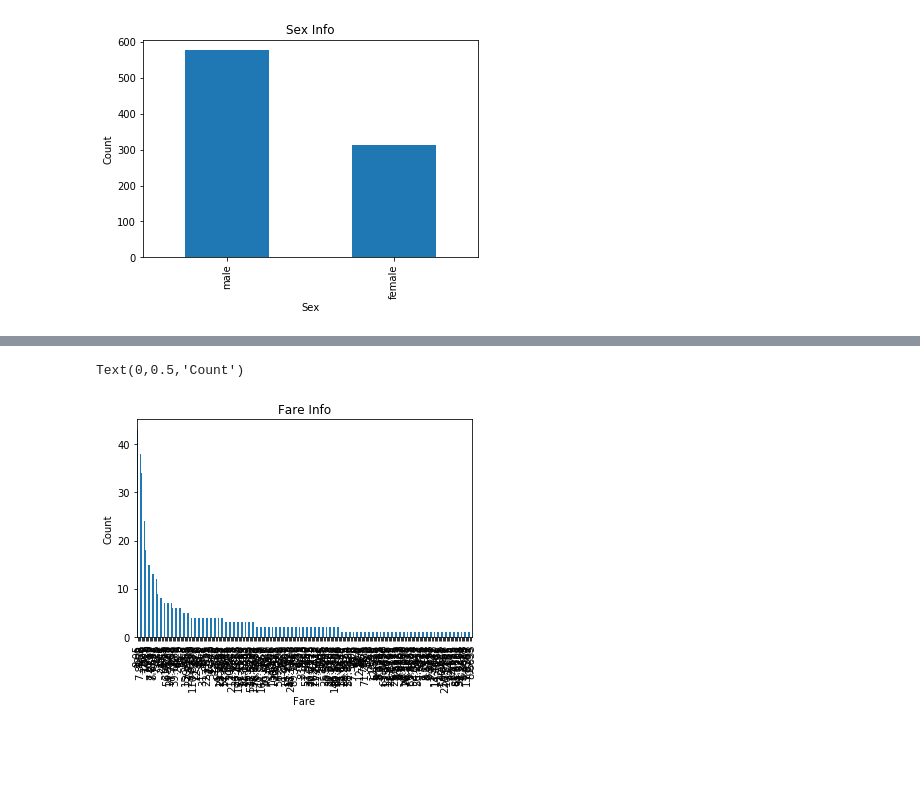
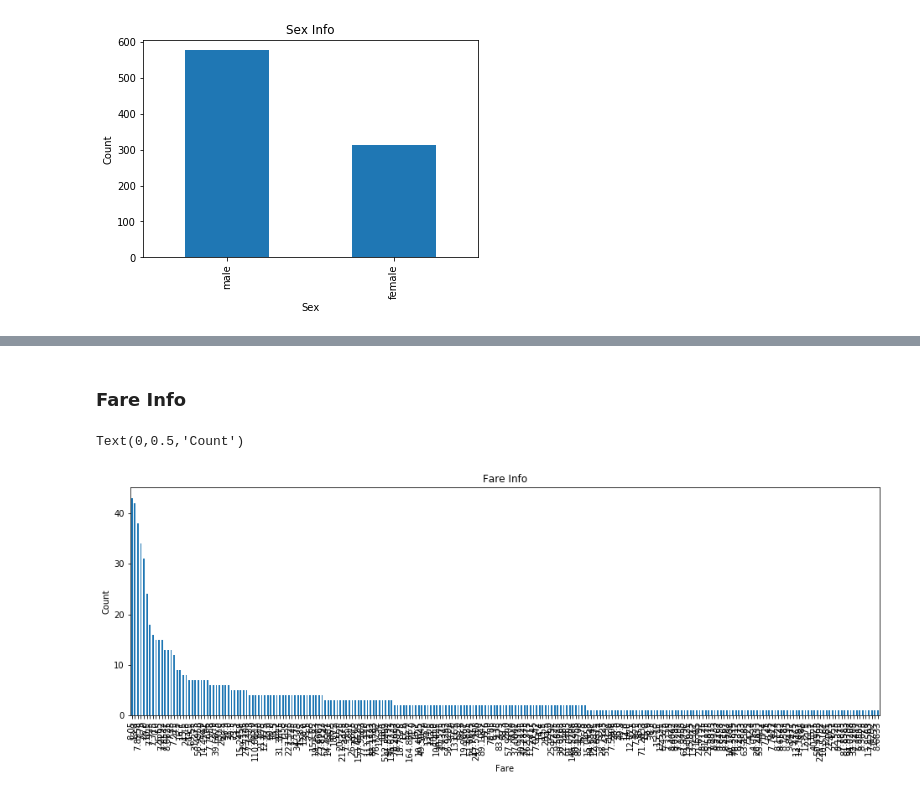
Before and after one commit to PRESIDENT810/Kaggle_Titanic, a Jupyter notebook: View_data.ipynb, the cells around one changed output, grey strips where cells are left out. Drawn from its saved outputs; the diff is of its cells as text; code cells hidden in the pictures; blank space fills up the shorter version.

```diff
--- a/View_data.ipynb
+++ b/View_data.ipynb
@@ -105,9 +254,13 @@ Text(0,0.5,'Count')
+# %% [markdown]
+### Fare Info
 # %%
+plt.figure(figsize=(16,5))
+
 Fare_info = data["Fare"].value_counts()
 Fare_info.plot("Bar")
 plt.title("Fare Info")
 plt.xlabel("Fare")
 plt.ylabel("Count")
 # %% [output]
 Text(0,0.5,'Count')
-[figure, old version]
+[figure, new version]
```
Also changed, not shown: parts of 21 cells of this notebook.
